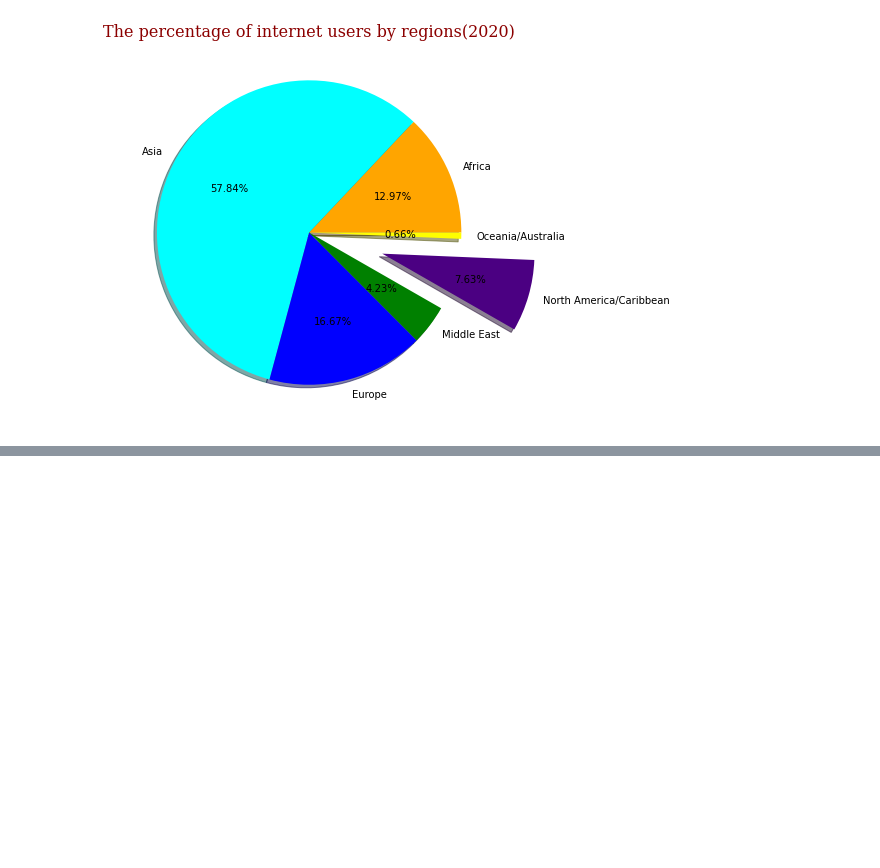
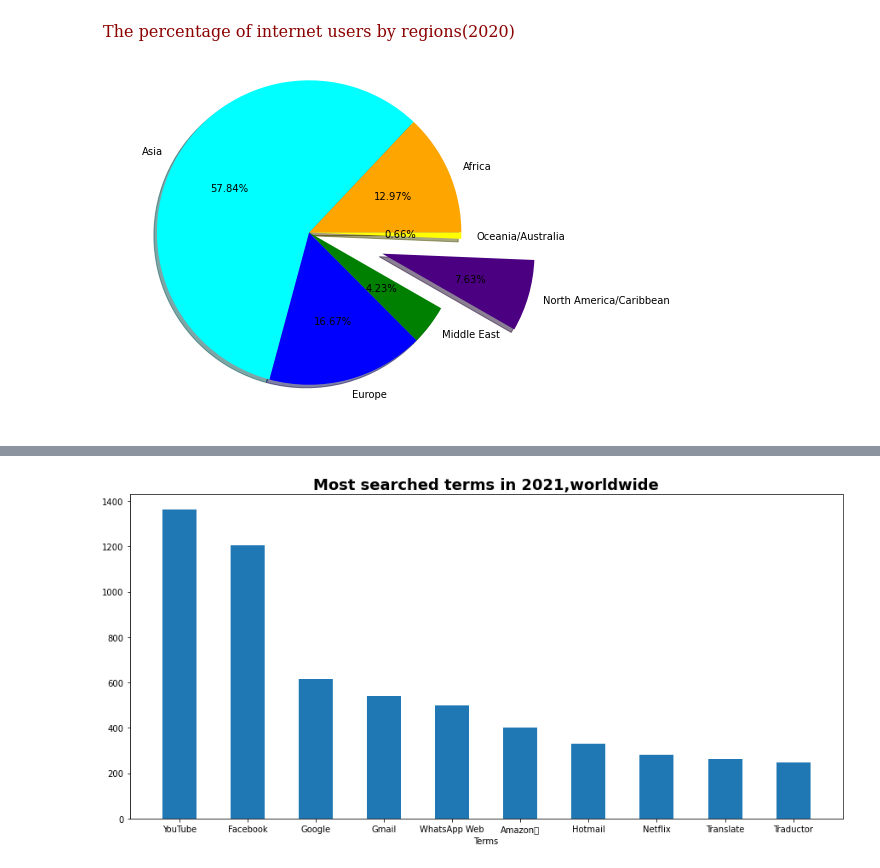
Before and after one commit to Aurazmetova/team11, a Jupyter notebook: daily_average.ipynb, the cells around one changed output, grey strips where cells are left out. Drawn from its saved outputs; the diff is of its cells as text; code cells hidden in the pictures; blank space fills up the shorter version.

```diff
--- a/daily_average.ipynb
+++ b/daily_average.ipynb
@@ -50,0 +109,13 @@ plt.show()
+# %%
+import matplotlib.pyplot as plt
+import numpy as np
+import pandas as pd
+df=pd.read_csv("terms.csv",sep=";")
+plt.figure(figsize=(15,7))
+plt.bar(x=df['apps'],height=df['data'],width=0.5)
+plt.title("Most searched terms in 2021,worldwide",fontdict={"fontweight":"bold","fontsize":18})
+plt.xlabel("Terms")
+
+plt.show()
+# %% [output]
+[figure, added]
```
Also changed, not shown: parts of 4 cells of this notebook.
